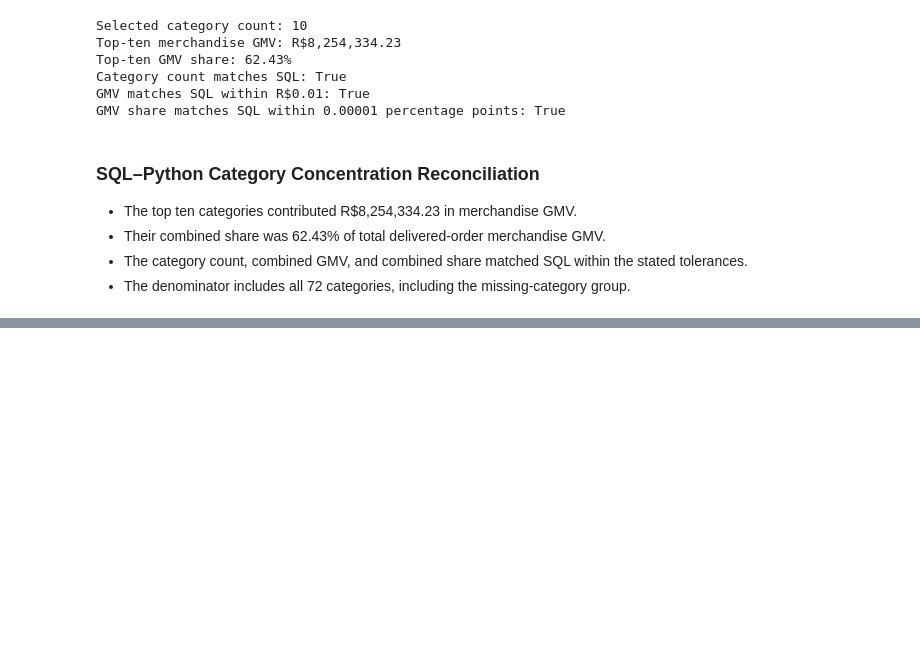
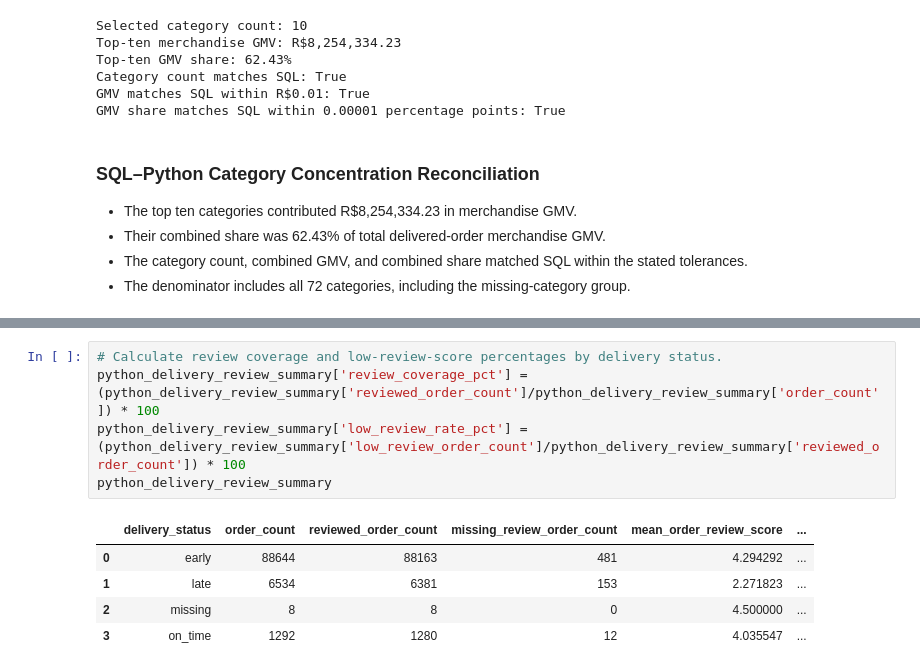
Before and after one commit to Yash1thHJ/DataAnalyst, a Jupyter notebook: notebooks/05_kpi_analysis_and_business_insights.ipynb, the cells around one changed output, grey strips where cells are left out. Drawn from its saved outputs; the diff is of its cells as text; blank space fills up the shorter version.

```diff
--- a/notebooks/05_kpi_analysis_and_business_insights.ipynb
+++ b/notebooks/05_kpi_analysis_and_business_insights.ipynb
@@ -2230,0 +2278,11 @@ GMV share matches SQL within 0.00001 percentage points: True
+# %%
+# Calculate review coverage and low-review-score percentages by delivery status.
+python_delivery_review_summary['review_coverage_pct'] = (python_delivery_review_summary['reviewed_order_count']/python_delivery_review_summary['order_count']) * 100
+python_delivery_review_summary['low_review_rate_pct'] = (python_delivery_review_summary['low_review_order_count']/python_delivery_review_summary['reviewed_order_count']) * 100
+python_delivery_review_summary
+# %% [output]
+|  | delivery_status | order_count | reviewed_order_count | missing_review_order_count | mean_order_review_score | ... |
+| 0 | early | 88644 | 88163 | 481 | 4.294292 | ... |
+| 1 | late | 6534 | 6381 | 153 | 2.271823 | ... |
+| 2 | missing | 8 | 8 | 0 | 4.500000 | ... |
+| 3 | on_time | 1292 | 1280 | 12 | 4.035547 | ... |
```
Also changed, not shown: parts of 7 cells of this notebook, 2 other files.
